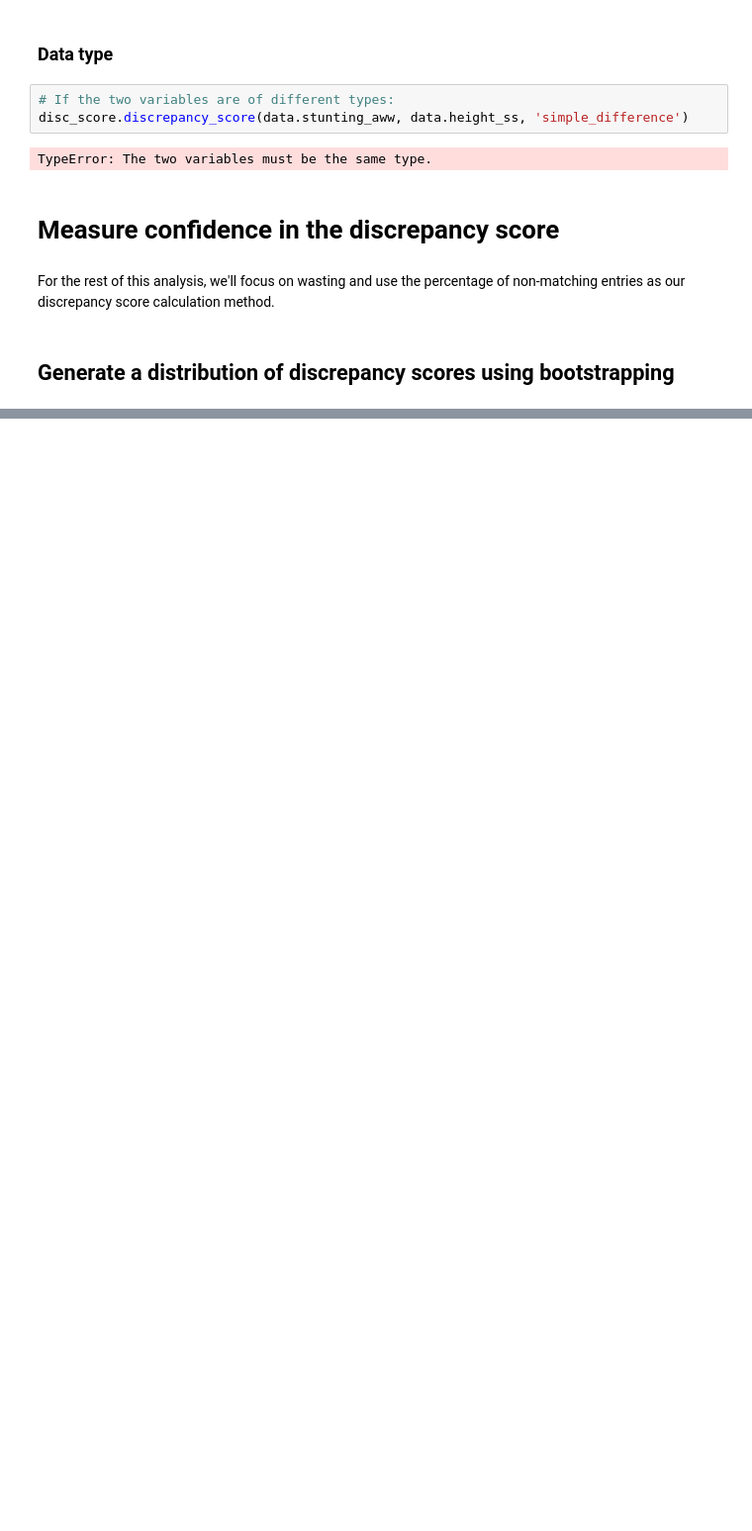
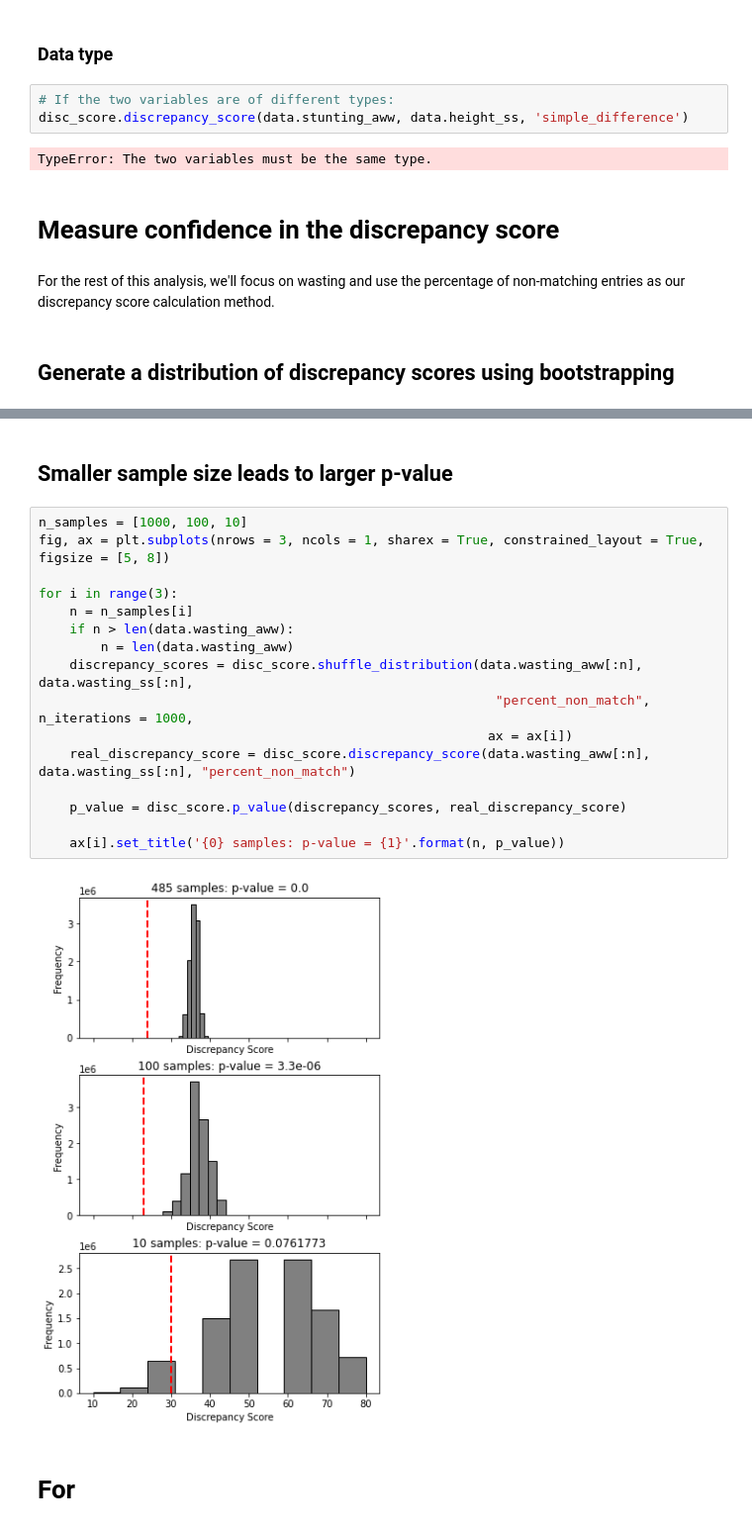
Before and after one commit to amrita112/DiscSim-old, a Jupyter notebook: Sample EDC data analysis.ipynb, the cells around one changed output, grey strips where cells are left out. Shown at 99% size. Saved outputs shown, nothing was run; the diff lists cells and outputs as text; blank space fills up the shorter version.

```diff
--- a/Sample EDC data analysis.ipynb
+++ b/Sample EDC data analysis.ipynb
@@ -265,0 +299,22 @@ discrepancy_scores = disc_score.bootstrap_distribution(data.wasting_aww, data.wa
+# %% [markdown]
+## Smaller sample size leads to larger p-value
+# %%
+n_samples = [1000, 100, 10]
+fig, ax = plt.subplots(nrows = 3, ncols = 1, sharex = True, constrained_layout = True, figsize = [5, 8])
+
+for i in range(3):
+    n = n_samples[i]
+    if n > len(data.wasting_aww):
+        n = len(data.wasting_aww)
+    discrepancy_scores = disc_score.shuffle_distribution(data.wasting_aww[:n], data.wasting_ss[:n],
+                                                           "percent_non_match", n_iterations = 1000,
+                                                          ax = ax[i])
+    real_discrepancy_score = disc_score.discrepancy_score(data.wasting_aww[:n], data.wasting_ss[:n], "percent_non_match")
+
+    p_value = disc_score.p_value(discrepancy_scores, real_discrepancy_score)
+
+    ax[i].set_title('{0} samples: p-value = {1}'.format(n, p_value))
+# %% [output]
+[figure, added]
+# %% [markdown]
+# For
```
Also changed, not shown: parts of 11 cells of this notebook, 1 other file.
